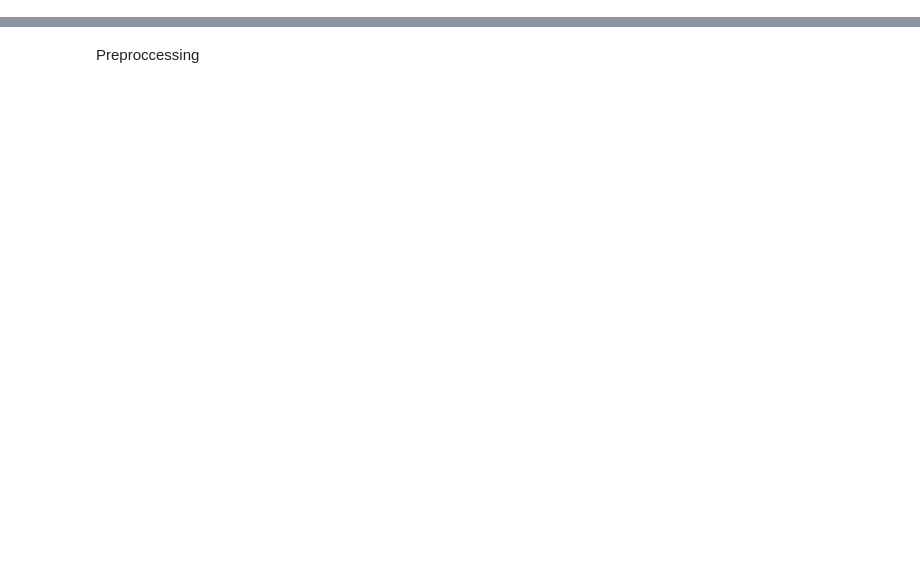
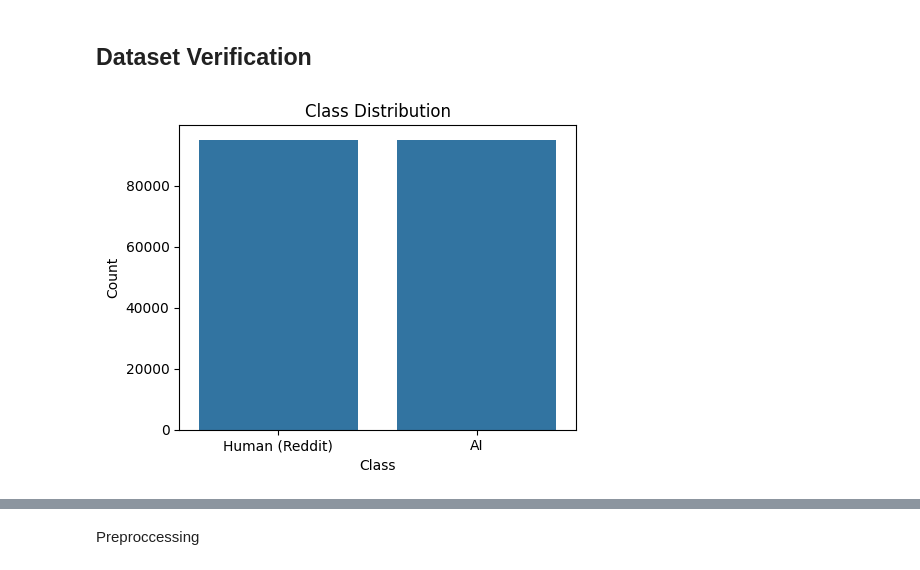
Before and after one commit to Youssef-Abdelshahid/AI-vs-Human-Text-Detection, a Jupyter notebook: AI_vs_Human_Text_Detection_Sentence.ipynb, the cells around one changed output, grey strips where cells are left out. Drawn from its saved outputs; the diff is of its cells as text; code cells hidden in the pictures; blank space fills up the shorter version.

```diff
--- a/AI_vs_Human_Text_Detection_Sentence.ipynb
+++ b/AI_vs_Human_Text_Detection_Sentence.ipynb
@@ -86,7 +147,11 @@ if hf_local_path.exists():
     df2 = pd.read_csv(hf_local_path)
 else:
     print('Local dataset not found. Downloading...')
-    hf_dataset = load_dataset('artem9k/ai-text-detection-pile', split='train')
+    hf_dataset = load_dataset(
+        'artem9k/ai-text-detection-pile',
+        split='train',
+        cache_dir=str(HF_DATASETS_CACHE_DIR)
+    )
     df2 = hf_dataset.to_pandas()
     df2.to_csv(hf_local_path, index=False)
     print('Dataset saved locally:', hf_local_path)
@@ -115,2 +223,0 @@ df2.info()
-# %%
-df2= df2[:199715]
@@ -122,0 +224,8 @@ df2 = df2.drop(columns=['id'])
+# %%
+df2 = df2.drop(columns=['id'])
+
+df2['word_count'] = df2['text'].str.split().str.len()
+df2 = df2[(df2['word_count'] >= 8) & (df2['word_count'] <= 120)]
+df2 = df2.reset_index(drop=True)
+
+print(f'AI texts after length filter (8-120 words): {len(df2):,}')
@@ -143,0 +308,19 @@ df.head()
+# %%
+N_PER_CLASS = 95_000
+n = min(len(df1), len(df2), N_PER_CLASS)
+print(f'Samples per class: {n:,}')
+
+human_sampled = df1.sample(n=n, random_state=42)
+ai_sampled    = df2[['text', 'source']].sample(n=n, random_state=42)
+
+sampled_subreddits = (
+    human_sampled[SUBREDDIT_COL].reset_index(drop=True)
+    if SUBREDDIT_COL and SUBREDDIT_COL in human_sampled.columns else None
+)
+human_sampled = human_sampled[['text', 'source']].reset_index(drop=True)
+
+df = pd.concat([human_sampled, ai_sampled], ignore_index=True)
+df = df.sample(frac=1, random_state=42).reset_index(drop=True)
+
+print(f'Final balanced dataset: {len(df):,} rows')
+print(df['source'].value_counts())
@@ -149,0 +354,14 @@ df.duplicated().sum()
+# %% [markdown]
+## Dataset Verification
+# %%
+fig, ax = plt.subplots(figsize=(5, 4))
+sns.countplot(data=df, x='source', ax=ax)
+ax.set_xticks([0, 1])
+ax.set_xticklabels(['Human (Reddit)', 'AI'])
+ax.set_title('Class Distribution')
+ax.set_xlabel('Class')
+ax.set_ylabel('Count')
+plt.tight_layout()
+plt.show()
+# %% [output]
+[figure, added]
```
Also changed, not shown: parts of 100 cells of this notebook, 3 other files.
